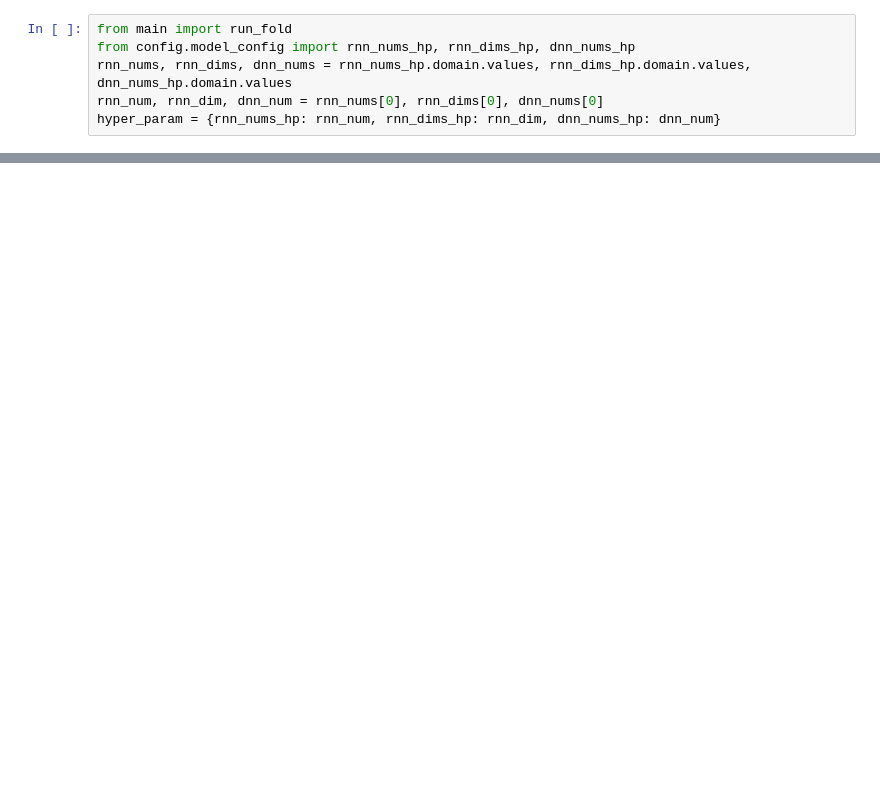
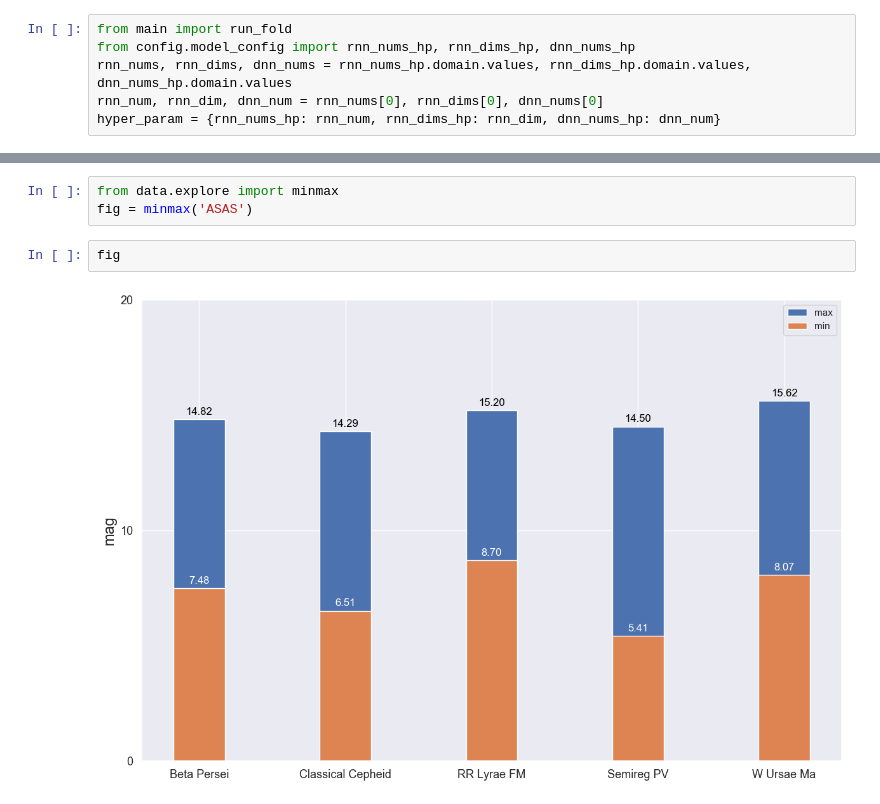
Before and after one commit to JerryLiuMY/transformer_astro, a Jupyter notebook: test.ipynb, the cells around one changed output, grey strips where cells are left out. Drawn from its saved outputs; the diff is of its cells as text; blank space fills up the shorter version.

```diff
--- a/test.ipynb
+++ b/test.ipynb
@@ -17,0 +28,7 @@ Epoch 1/100
+# %%
+from data.explore import minmax
+fig = minmax('ASAS')
+# %%
+fig
+# %% [output]
+[figure, added]
```
Also changed, not shown: parts of 1 cell of this notebook, 8 other files.
